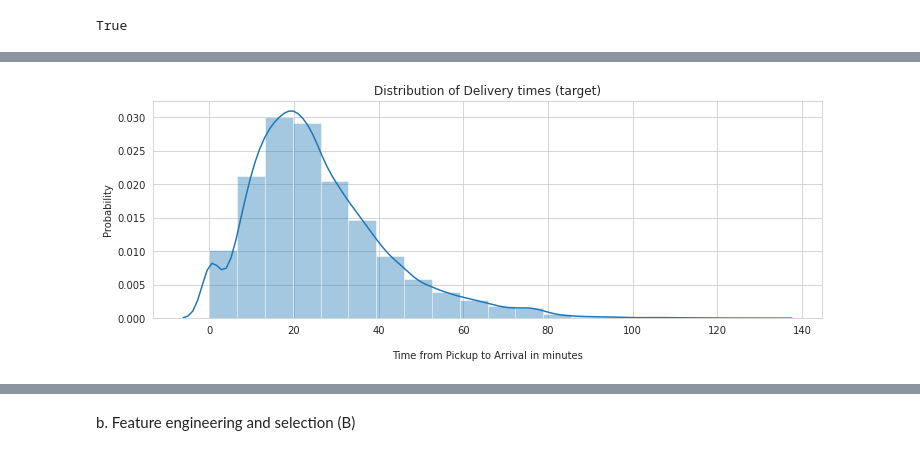
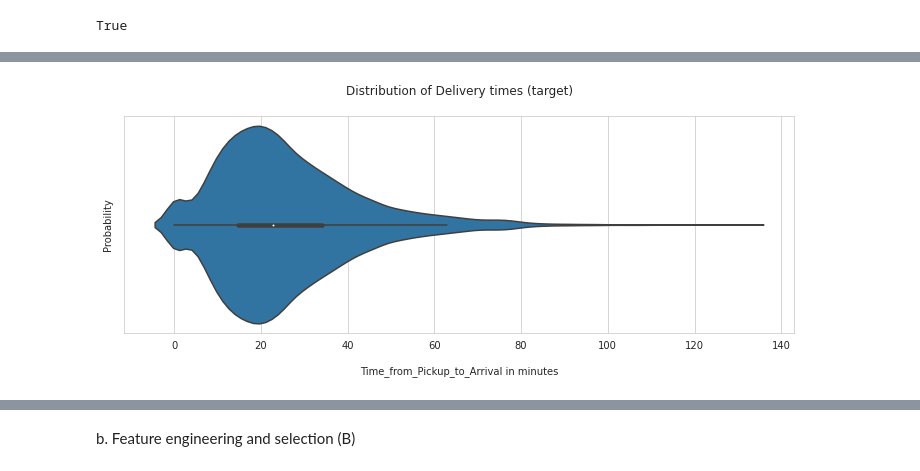
Before and after one commit to Dominic-byte/Team-13-Regression-Predict, a Jupyter notebook: Sendy_regressor.ipynb, the cells around one changed output, grey strips where cells are left out. Drawn from its saved outputs; the diff is of its cells as text; code cells hidden in the pictures.

```diff
--- a/Sendy_regressor.ipynb
+++ b/Sendy_regressor.ipynb
@@ -99,0 +140,12 @@ pd.options.display.max_colwidth = 50
+# %%
+# Storing variable names and test index
+train_columns = atrain_df.columns
+test_columns = atest_df.columns
+riders_columns = ariders_df.columns
+test_index = atest_df.index
+target = train_columns[-1]
+
+# Inspect data
+print(train_df.shape, test_df.shape, riders_df.shape)
+train_df.head(3)
+print(target)
@@ -190,15 +246,10 @@ memory usage: 5.3+ MB
 # %%
-def data_preprocessing(df, na_thresh = 0, strategy = 'mean'):
+def data_preprocessing(df):
   """Function that preprocesses data used for predictions and testing
   Parameters
   ----------
   df: DataFrame
           DataFrame to preprocess.
-  na_thresh: float
-          float between 0.0 and 1.0 specifying the drop/fillna
-          threshhold
-  strategy: string
-          Filling strategy, 'mean', 'median' or  'rolling'
   Returns
   -------
   df: DataFrame
@@ -226,6 +277,6 @@ def data_preprocessing(df, na_thresh = 0, strategy = 'mean'):
   print("Bytes\t","\nOld:\t", str(old), "\nNew:\t", "("+str(new)+")", "\nSaved:\t", str(old - new))
   return cdf
 # %%
-%%capture [bytes saved]
+%%capture [--no-display]
 # Store transformations in EDA DataFrame
-eda_df, test_clean, riders_clean = data_preprocessing(train_df, na_thresh = 0, strategy = 'mean'), data_preprocessing(test_df, na_thresh = 0, strategy = 'mean'), data_preprocessing(riders_df, na_thresh = 0, strategy = 'mean')
+eda_df, eda_test, eda_riders = data_preprocessing(atrain_df), data_preprocessing(atest_df), data_preprocessing(ariders_df)
@@ -240,12 +289,8 @@ a. Exploratory data analysis
 # %%
-# Setting variable for Target
-columns = train_df.columns
-target = columns[-1]
-
 # Confirming the caluclation of the Target
 
 Target = pd.to_datetime(train_df['Arrival at Destination - Time']) - pd.to_datetime(train_df['Pickup - Time'])
-list(Target.dt.seconds[:]) == list(train_df[target][:])
+list(Target.dt.seconds[:]) == list(atrain_df[target][:])
 # %% [output]
 True
 # %%
@@ -263,10 +308,10 @@ Name: Time from Pickup to Arrival, dtype: float64
 # %%
 # Histogram
 fig = plt.figure(figsize=(12,4))
-sns.distplot(eda_df[target]/60, bins =20)
-plt.title('Distribution of Delivery times (target)')
+sns.violinplot(eda_df[target]/60)
+plt.title('Distribution of Delivery times (target)\n')
 plt.xlabel('\n'+target+' in minutes')
 plt.ylabel("Probability")
 plt.show()
 # %% [output]
-[figure, old version]
+[figure, new version]
```
Also changed, not shown: parts of 44 cells of this notebook.
